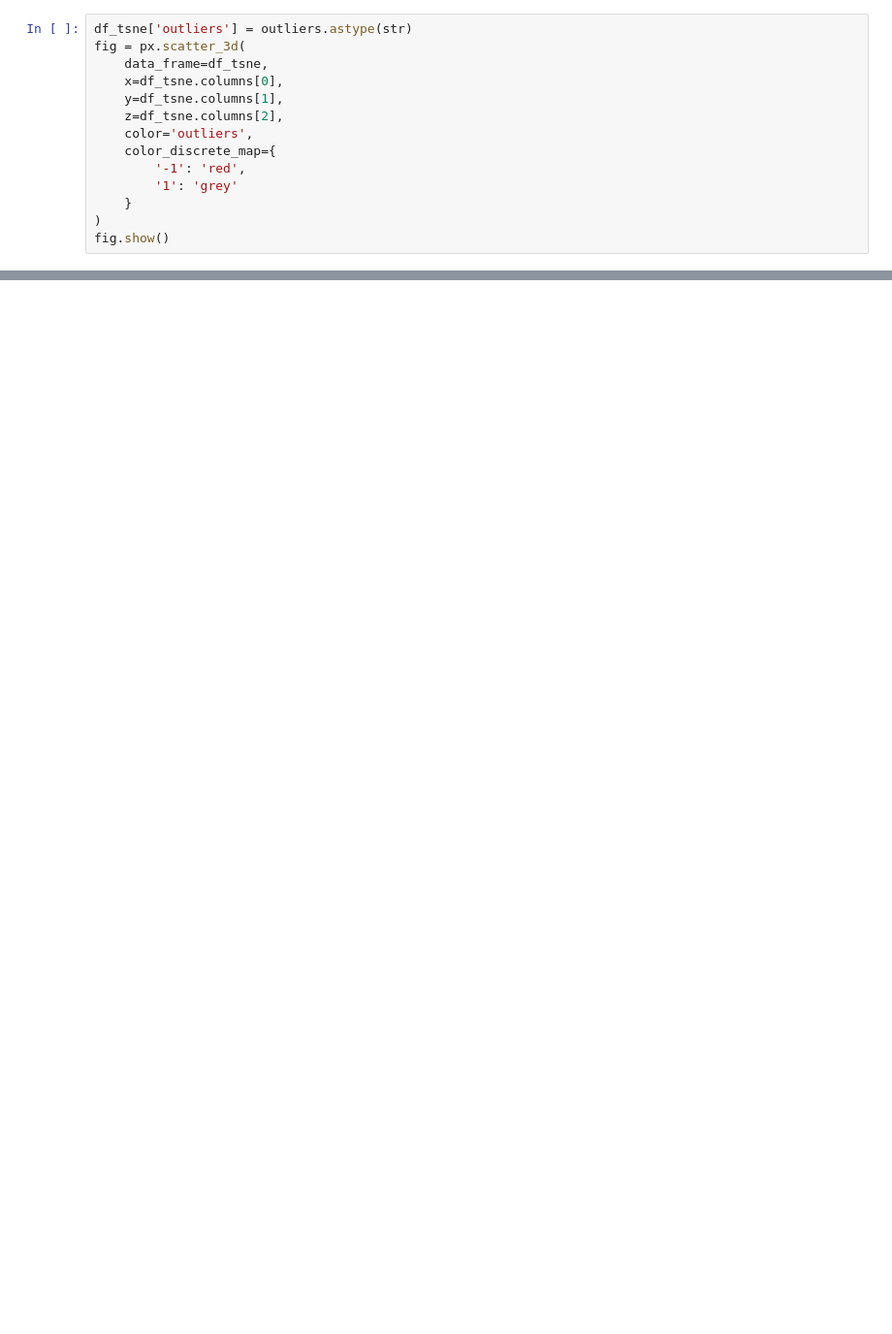
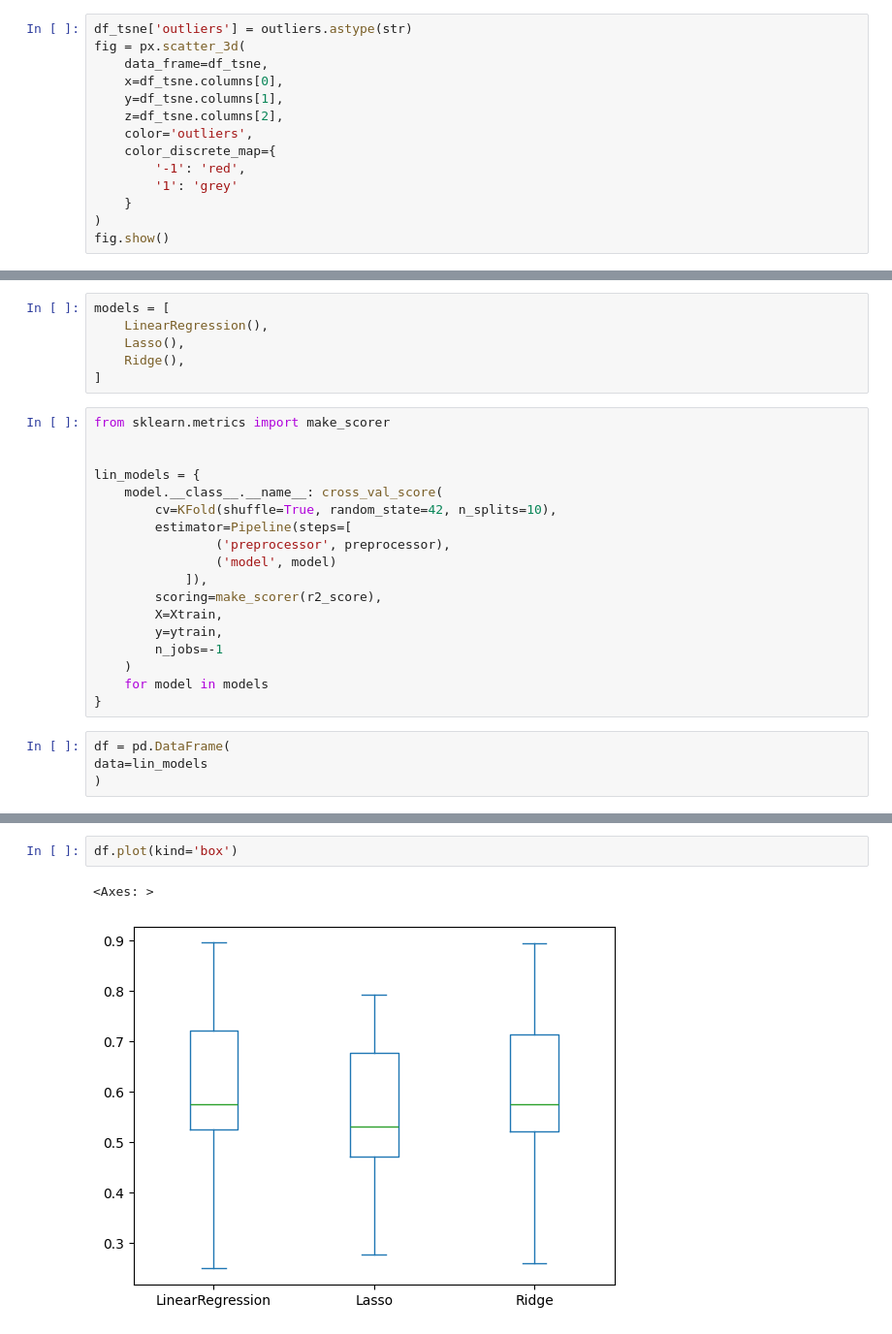
Before and after one commit to tienphatnguyendev/machine-learning-docs, a Jupyter notebook: linear-model/linear-regression/notebooks/linear-regression.ipynb, the cells around one changed output, grey strips where cells are left out. Shown at 97% size. Drawn from its saved outputs; the diff is of its cells as text; blank space fills up the shorter version.

```diff
--- a/linear-model/linear-regression/notebooks/linear-regression.ipynb
+++ b/linear-model/linear-regression/notebooks/linear-regression.ipynb
@@ -174,0 +283,28 @@ True
+# %%
+models = [
+    LinearRegression(),
+    Lasso(),
+    Ridge(),
+]
+# %%
+from sklearn.metrics import make_scorer
+
+
+lin_models = {
+    model.__class__.__name__: cross_val_score(
+        cv=KFold(shuffle=True, random_state=42, n_splits=10),
+        estimator=Pipeline(steps=[
+                ('preprocessor', preprocessor),
+                ('model', model)
+            ]),
+        scoring=make_scorer(r2_score),
+        X=Xtrain,
+        y=ytrain,
+        n_jobs=-1
+    )
+    for model in models
+}
+# %%
+df = pd.DataFrame(
+data=lin_models
+)
@@ -174,0 +325,5 @@ True
+# %%
+df.plot(kind='box')
+# %% [output]
+<Axes: >
+[figure, added]
```
Also changed, not shown: parts of 30 cells of this notebook.
